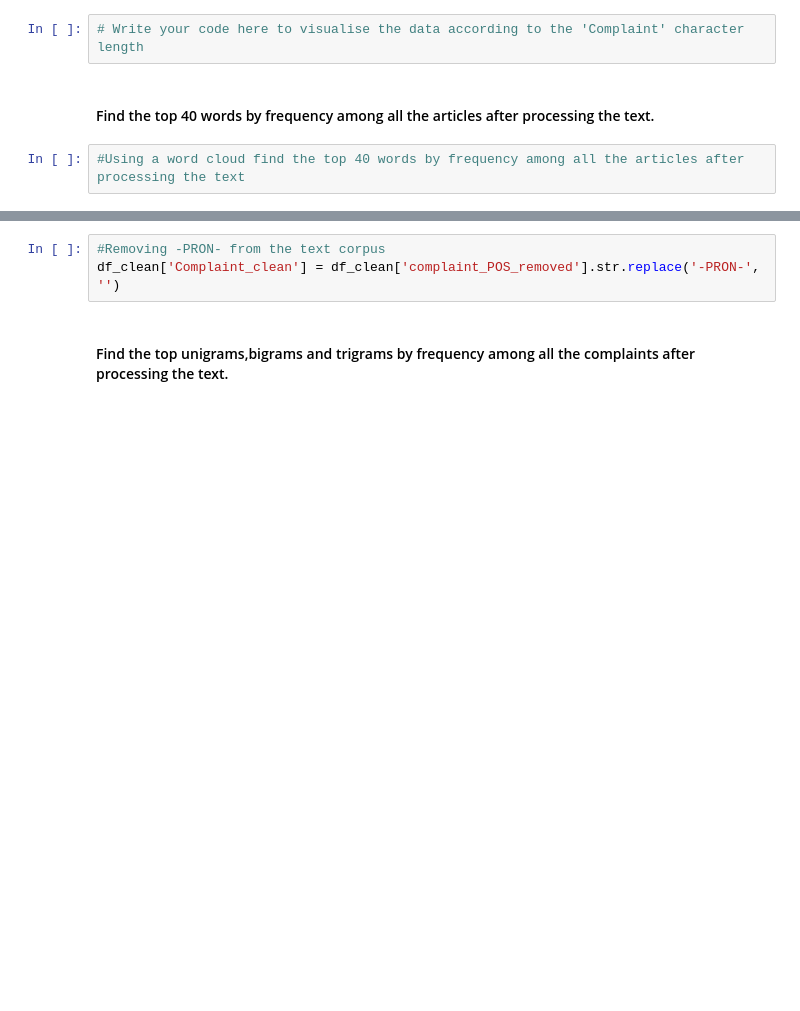
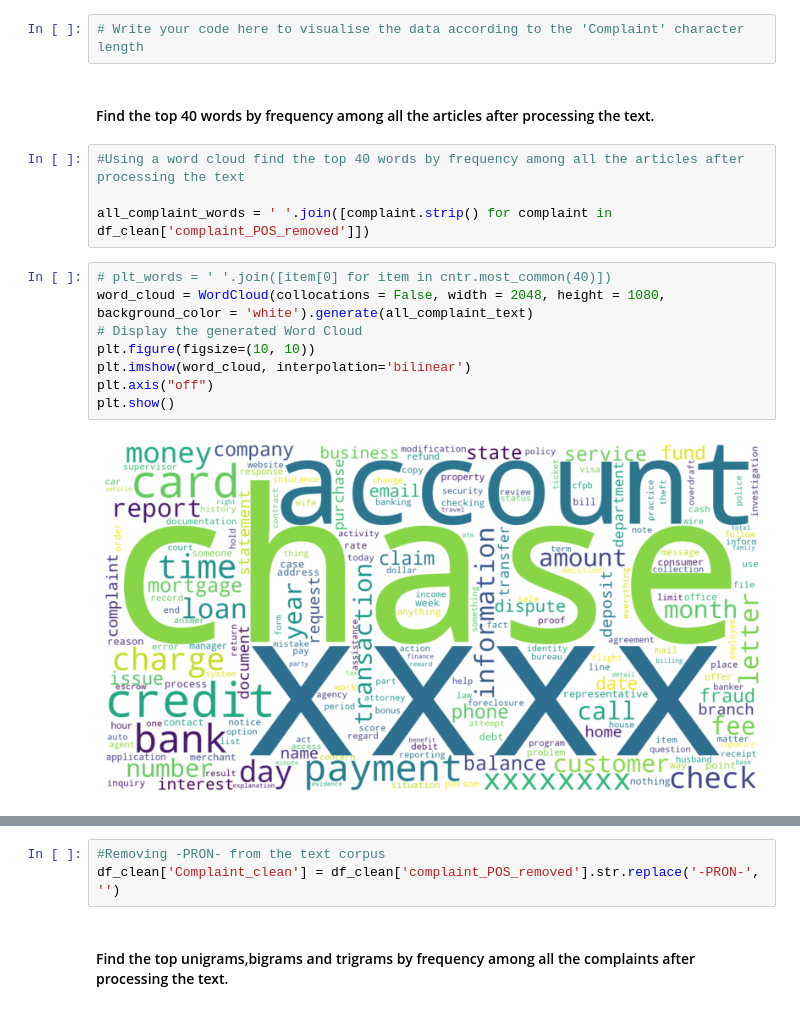
Before and after one commit to ranpariyachetan/automatic-ticket-classification, a Jupyter notebook: Automatic_Ticket_Classification_Assignment.ipynb, the cells around one changed output, grey strips where cells are left out. Drawn from its saved outputs; the diff is of its cells as text; blank space fills up the shorter version.

Commit message:
Listed top 40 words using word cloud.

```diff
--- a/Automatic_Ticket_Classification_Assignment.ipynb
+++ b/Automatic_Ticket_Classification_Assignment.ipynb
@@ -350,3 +347,15 @@ Write the code in this task to perform the following:
 #### Find the top 40 words by frequency among all the articles after processing the text.
 # %%
 #Using a word cloud find the top 40 words by frequency among all the articles after processing the text
+
+all_complaint_words = ' '.join([complaint.strip() for complaint in df_clean['complaint_POS_removed']])
+# %%
+# plt_words = ' '.join([item[0] for item in cntr.most_common(40)])
+word_cloud = WordCloud(collocations = False, width = 2048, height = 1080, background_color = 'white').generate(all_complaint_text)
+# Display the generated Word Cloud
+plt.figure(figsize=(10, 10))
+plt.imshow(word_cloud, interpolation='bilinear')
+plt.axis("off")
+plt.show()
+# %% [output]
+[figure, added]
```
Also changed, not shown: parts of 7 cells of this notebook.
